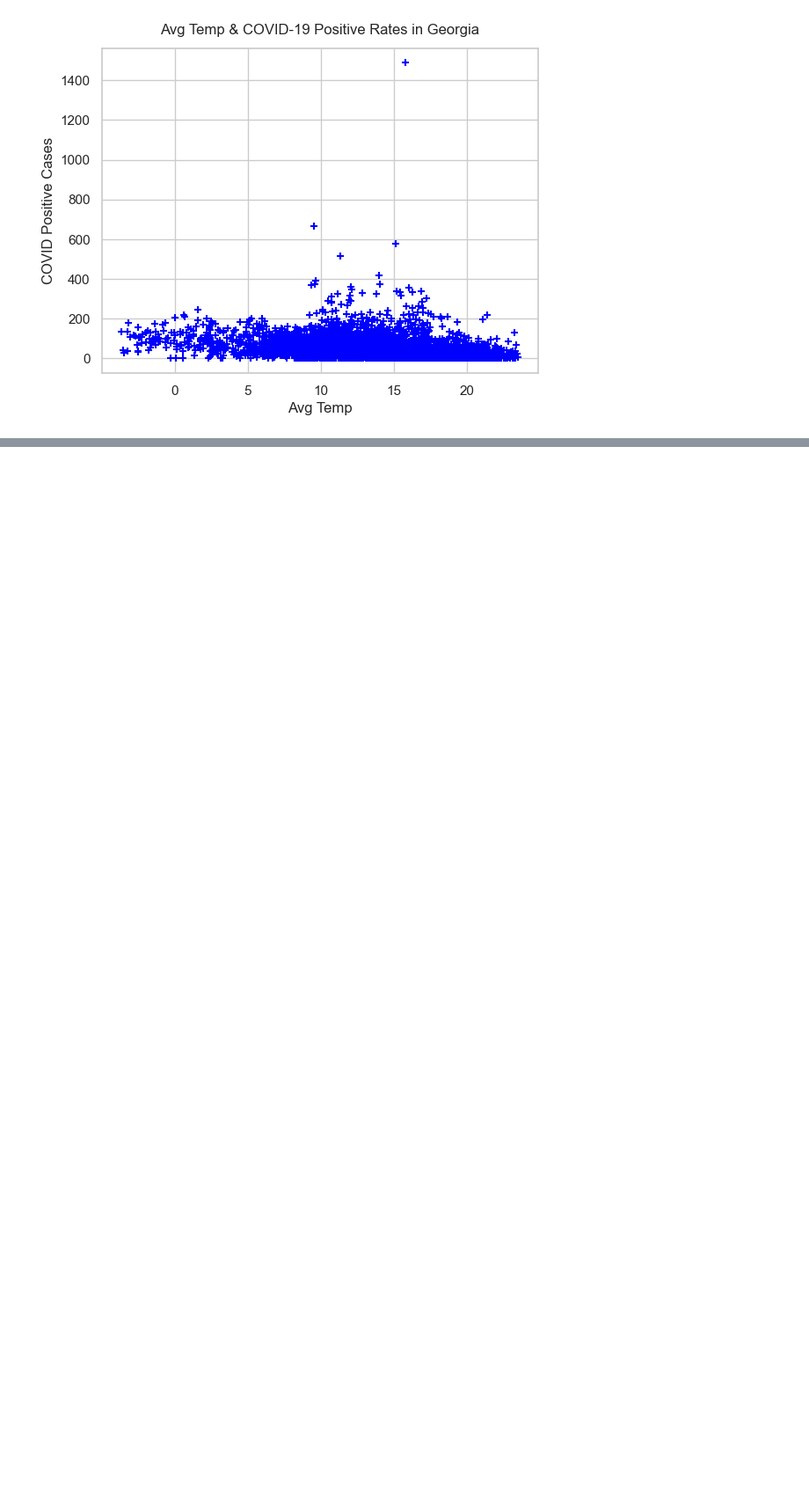
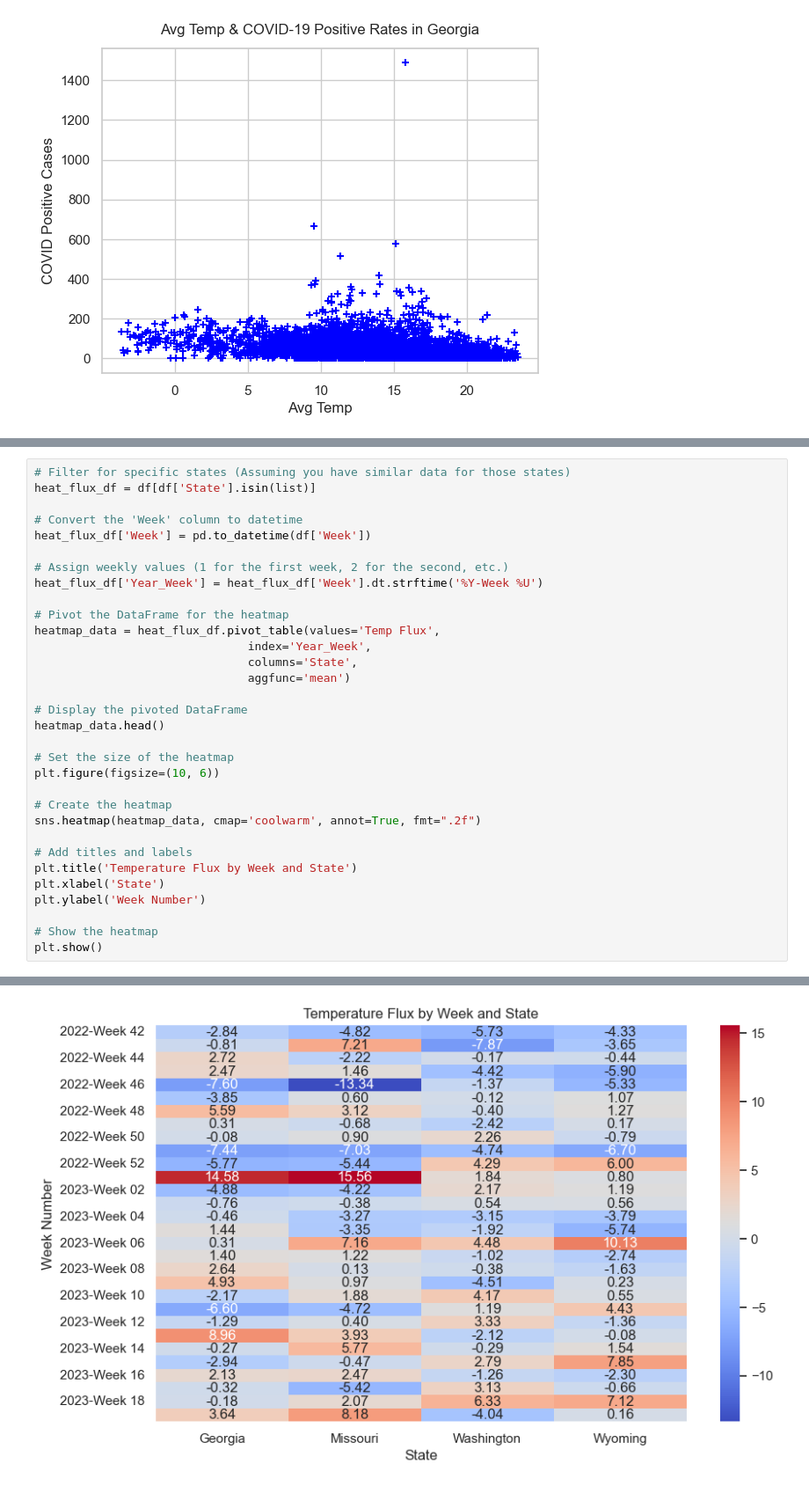
Before and after one commit to iiqueenizzy13/AbtGlobal_1B, a Jupyter notebook: avg_temp_visualizations.ipynb, the cells around one changed output, grey strips where cells are left out. Shown at 88% size. Drawn from its saved outputs; the diff is of its cells as text; blank space fills up the shorter version.

```diff
--- a/avg_temp_visualizations.ipynb
+++ b/avg_temp_visualizations.ipynb
@@ -248,0 +337,33 @@ for state in states_list:
+# %%
+# Filter for specific states (Assuming you have similar data for those states)
+heat_flux_df = df[df['State'].isin(list)]
+
+# Convert the 'Week' column to datetime
+heat_flux_df['Week'] = pd.to_datetime(df['Week'])
+
+# Assign weekly values (1 for the first week, 2 for the second, etc.)
+heat_flux_df['Year_Week'] = heat_flux_df['Week'].dt.strftime('%Y-Week %U')
+
+# Pivot the DataFrame for the heatmap
+heatmap_data = heat_flux_df.pivot_table(values='Temp Flux',
+                               index='Year_Week',
+                               columns='State',
+                               aggfunc='mean')
+
+# Display the pivoted DataFrame
+heatmap_data.head()
+
+# Set the size of the heatmap
+plt.figure(figsize=(10, 6))
+
+# Create the heatmap
+sns.heatmap(heatmap_data, cmap='coolwarm', annot=True, fmt=".2f")
+
+# Add titles and labels
+plt.title('Temperature Flux by Week and State')
+plt.xlabel('State')
+plt.ylabel('Week Number')
+
+# Show the heatmap
+plt.show()
+# %% [output]
@@ -248,0 +380 @@ for state in states_list:
+[figure, added]
```
Also changed, not shown: parts of 4 cells of this notebook.
